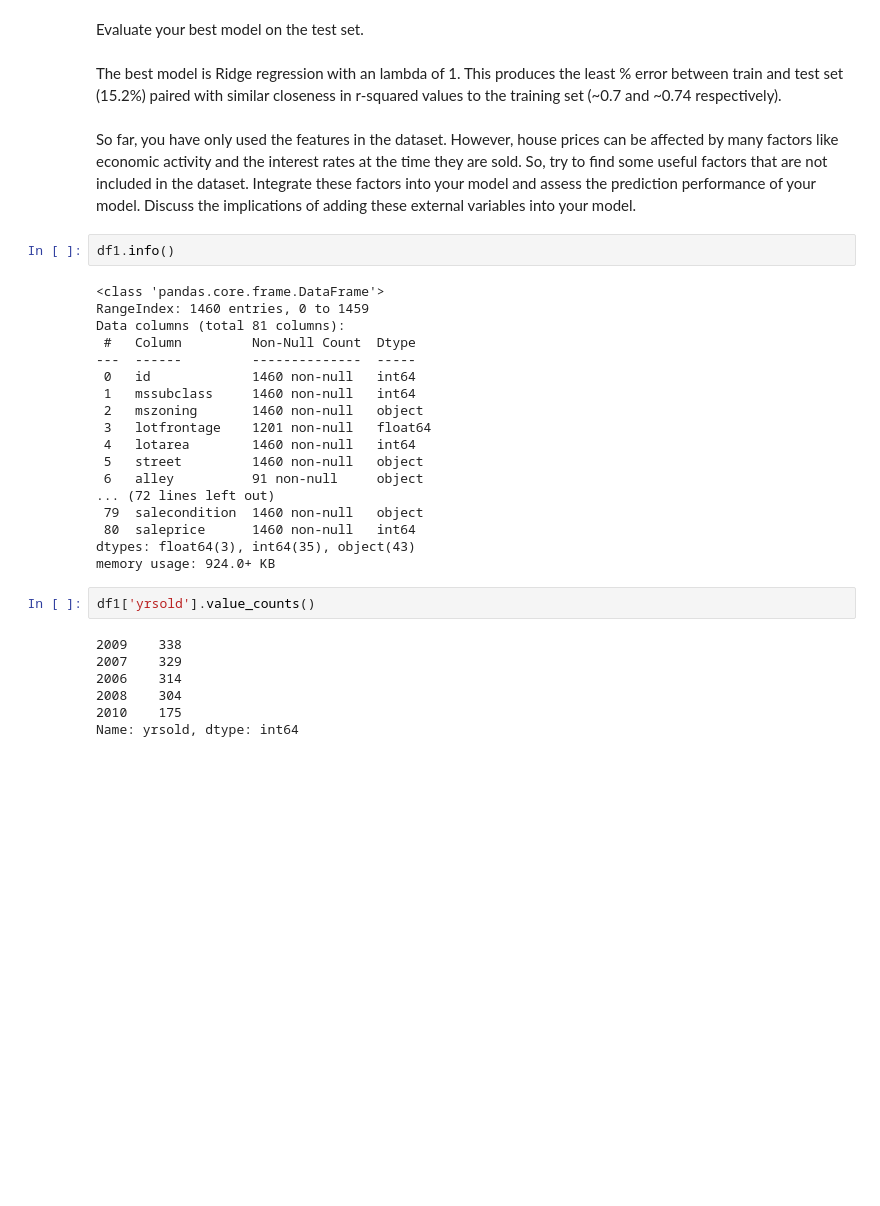
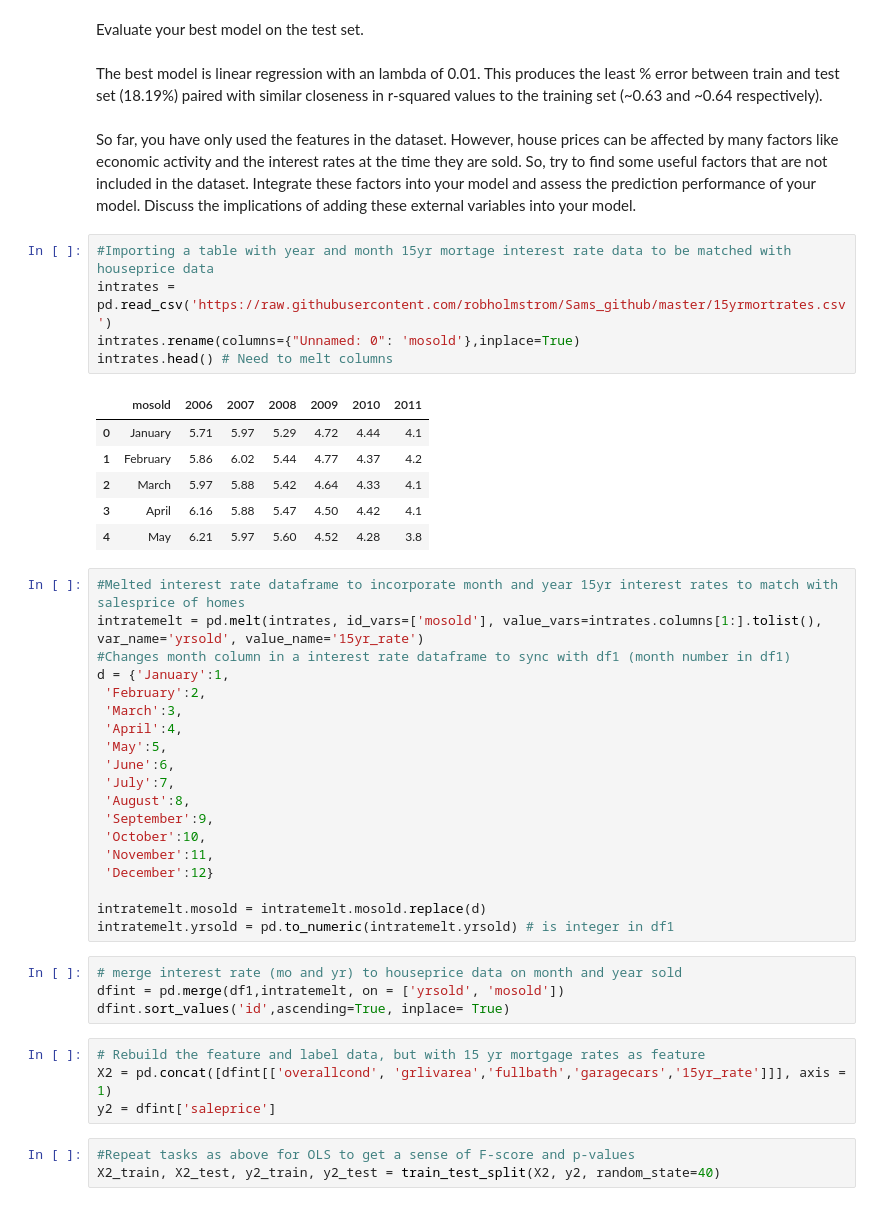
Before and after one commit to vsp219/Sams_github, a Jupyter notebook: Challenge_linear_regression.ipynb, the cells around one changed output. Drawn from its saved outputs; the diff is of its cells as text; blank space fills up the shorter version.

```diff
--- a/Challenge_linear_regression.ipynb
+++ b/Challenge_linear_regression.ipynb
@@ -176,35 +249,48 @@ Mean absolute percentage error of the prediction is: 15.145751864607234
 # %% [markdown]
 Evaluate your best model on the test set.
 # %% [markdown]
-The best model is Ridge regression with an lambda of 1. This produces the least % error between train and test set (15.2%) paired with similar closeness in r-squared values to the training set (~0.7 and ~0.74 respectively).
+The best model is linear regression with an lambda of 0.01. This produces the least % error between train and test set (18.19%) paired with similar closeness in r-squared values to the training set (~0.63 and ~0.64 respectively).
 # %% [markdown]
 So far, you have only used the features in the dataset. However, house prices can be affected by many factors like economic activity and the interest rates at the time they are sold. So, try to find some useful factors that are not included in the dataset. Integrate these factors into your model and assess the prediction performance of your model. Discuss the implications of adding these external variables into your model.
-# %%
-df1.info()
-# %% [output]
-<class 'pandas.core.frame.DataFrame'>
-RangeIndex: 1460 entries, 0 to 1459
-Data columns (total 81 columns):
- #   Column         Non-Null Count  Dtype
----  ------         --------------  -----
- 0   id             1460 non-null   int64
- 1   mssubclass     1460 non-null   int64
- 2   mszoning       1460 non-null   object
- 3   lotfrontage    1201 non-null   float64
- 4   lotarea        1460 non-null   int64
- 5   street         1460 non-null   object
- 6   alley          91 non-null     object
-... (72 lines left out)
- 79  salecondition  1460 non-null   object
- 80  saleprice      1460 non-null   int64
-dtypes: float64(3), int64(35), object(43)
-memory usage: 924.0+ KB
-# %%
-df1['yrsold'].value_counts()
-# %% [output]
-2009    338
-2007    329
-2006    314
-2008    304
-2010    175
-Name: yrsold, dtype: int64
+# %%
+#Importing a table with year and month 15yr mortage interest rate data to be matched with houseprice data
+intrates = pd.read_csv('https://raw.githubusercontent.com/robholmstrom/Sams_github/master/15yrmortrates.csv')
+intrates.rename(columns={"Unnamed: 0": 'mosold'},inplace=True)
+intrates.head() # Need to melt columns
+# %% [output]
+|  | mosold | 2006 | 2007 | 2008 | 2009 | 2010 | 2011 |
+| 0 | January | 5.71 | 5.97 | 5.29 | 4.72 | 4.44 | 4.1 |
+| 1 | February | 5.86 | 6.02 | 5.44 | 4.77 | 4.37 | 4.2 |
+| 2 | March | 5.97 | 5.88 | 5.42 | 4.64 | 4.33 | 4.1 |
+| 3 | April | 6.16 | 5.88 | 5.47 | 4.50 | 4.42 | 4.1 |
+| 4 | May | 6.21 | 5.97 | 5.60 | 4.52 | 4.28 | 3.8 |
+# %%
+#Melted interest rate dataframe to incorporate month and year 15yr interest rates to match with salesprice of homes
+intratemelt = pd.melt(intrates, id_vars=['mosold'], value_vars=intrates.columns[1:].tolist(), var_name='yrsold', value_name='15yr_rate')
+#Changes month column in a interest rate dataframe to sync with df1 (month number in df1)
+d = {'January':1,
+ 'February':2,
+ 'March':3,
+ 'April':4,
+ 'May':5,
+ 'June':6,
+ 'July':7,
+ 'August':8,
+ 'September':9,
+ 'October':10,
+ 'November':11,
+ 'December':12}
+
+intratemelt.mosold = intratemelt.mosold.replace(d)
+intratemelt.yrsold = pd.to_numeric(intratemelt.yrsold) # is integer in df1
+# %%
+# merge interest rate (mo and yr) to houseprice data on month and year sold
+dfint = pd.merge(df1,intratemelt, on = ['yrsold', 'mosold'])
+dfint.sort_values('id',ascending=True, inplace= True)
+# %%
+# Rebuild the feature and label data, but with 15 yr mortgage rates as feature
+X2 = pd.concat([dfint[['overallcond', 'grlivarea','fullbath','garagecars','15yr_rate']]], axis = 1)
+y2 = dfint['saleprice']
+# %%
+#Repeat tasks as above for OLS to get a sense of F-score and p-values
+X2_train, X2_test, y2_train, y2_test = train_test_split(X2, y2, random_state=40)
```
Also changed, not shown: parts of 14 cells of this notebook, 1 other file.
